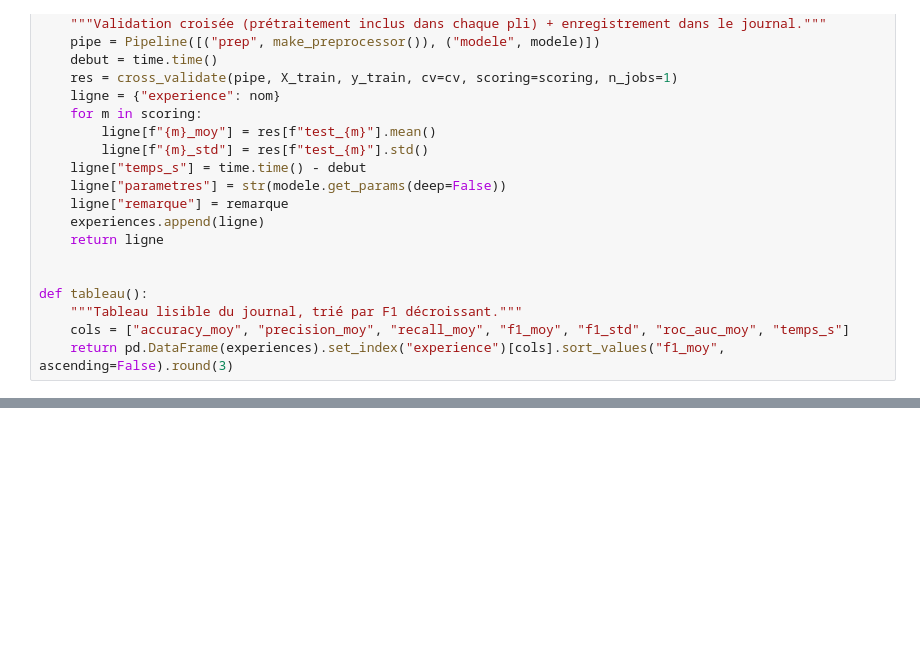
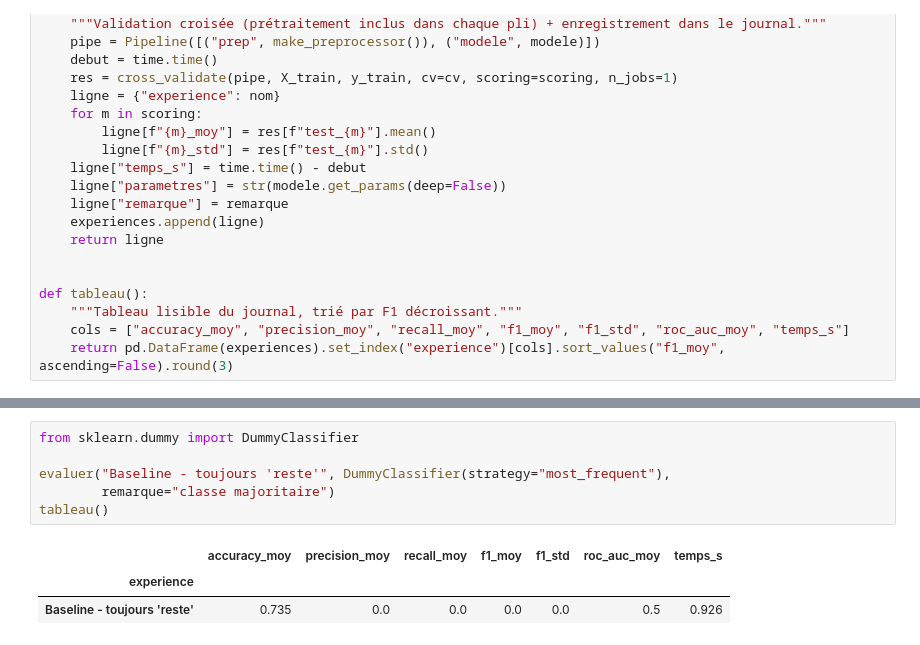
Before and after one commit to massamba0809/churn-prediction-ml, a Jupyter notebook: notebooks/04_entrainement_optimisation.ipynb, the cells around one changed output, grey strips where cells are left out. Drawn from its saved outputs; the diff is of its cells as text; blank space fills up the shorter version.

Commit message:
partie 4: modele de reference (classe majoritaire)

```diff
--- a/notebooks/04_entrainement_optimisation.ipynb
+++ b/notebooks/04_entrainement_optimisation.ipynb
@@ -308,0 +313,10 @@ def tableau():
+# %%
+from sklearn.dummy import DummyClassifier
+
+evaluer("Baseline - toujours 'reste'", DummyClassifier(strategy="most_frequent"),
+        remarque="classe majoritaire")
+tableau()
+# %% [output]
+|  | accuracy_moy | precision_moy | recall_moy | f1_moy | f1_std | roc_auc_moy | temps_s |
+| experience |  |  |  |  |  |  |  |
+| Baseline - toujours 'reste' | 0.735 | 0.0 | 0.0 | 0.0 | 0.0 | 0.5 | 0.926 |
```
Also changed, not shown: parts of 1 cell of this notebook.
